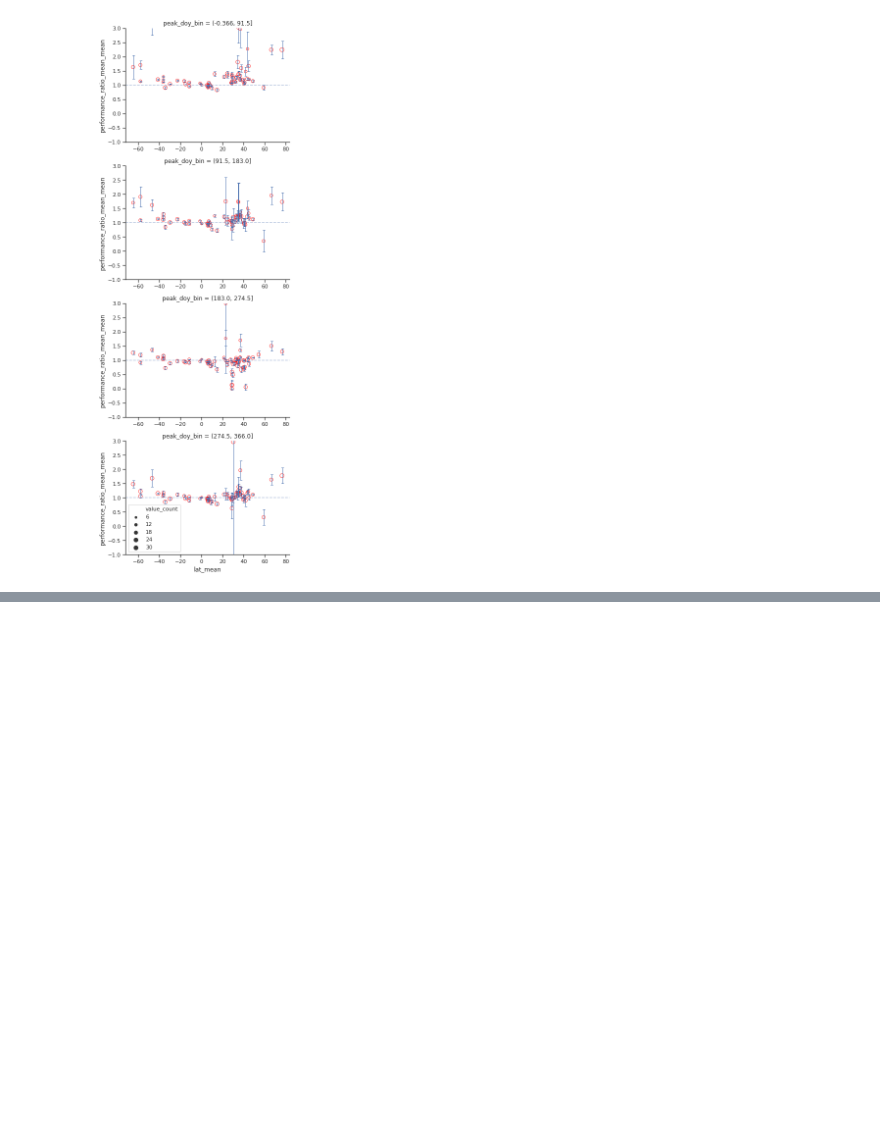
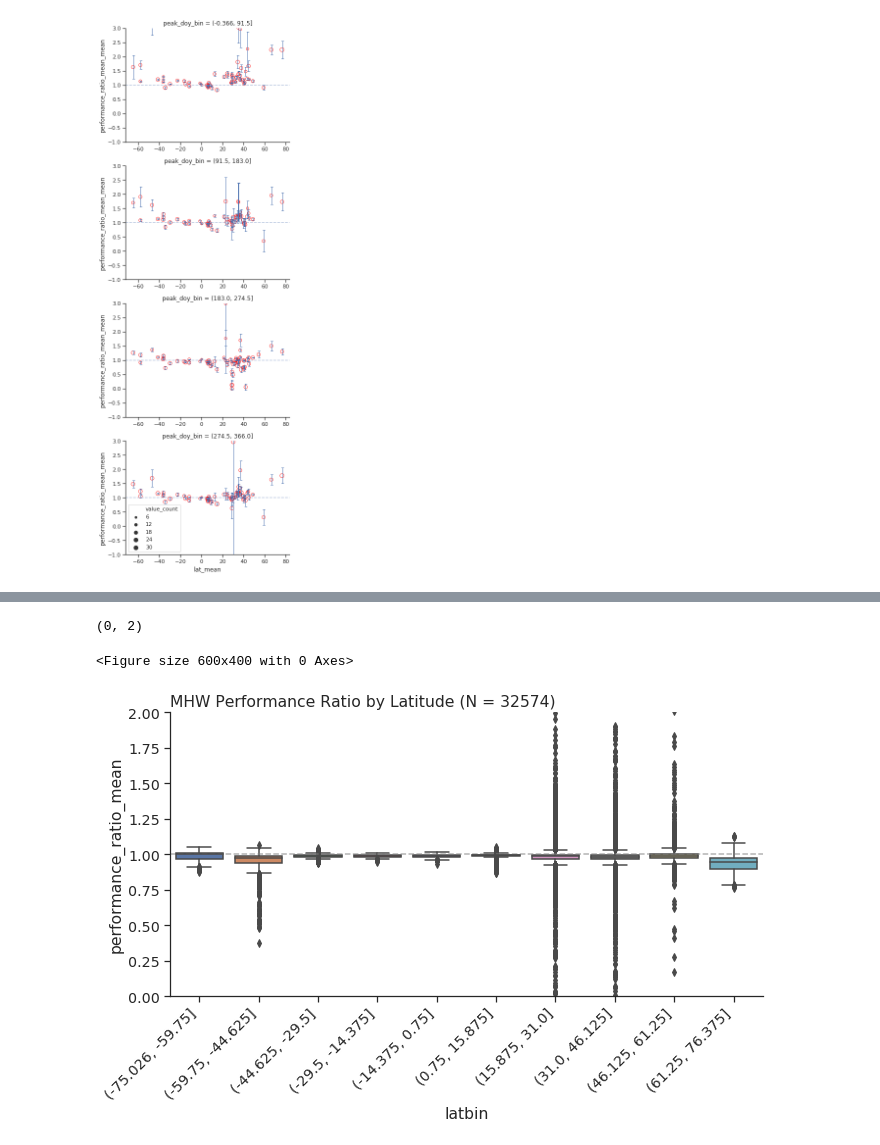
Before and after one commit to HuckleyLab/phyto-mhw, a Jupyter notebook: analysis/Individual_Isolate_performance.ipynb, the cells around one changed output, grey strips where cells are left out. Saved outputs shown, nothing was run; the diff lists cells and outputs as text; code cells hidden in the pictures; blank space fills up the shorter version.

```diff
--- a/analysis/Individual_Isolate_performance.ipynb
+++ b/analysis/Individual_Isolate_performance.ipynb
@@ -751,0 +817,2 @@ plt.legend()
+# %%
+nonmhw_example['doy'] = nonmhw_example.time.dt.dayofyear
@@ -751,0 +825,18 @@ plt.legend()
+# %%
+doy_perfdet = doy_perfdet.drop('isolate', axis=1).reset_index()
+# %%
+doy_perfdet['latbin'] = pd.cut(doy_perfdet['lat'], bins=10, )
+doy_perfdet['doy_bins'] = pd.cut(doy_perfdet['start_doy'], bins=4)
+# %%
+figure = plt.figure(dpi=100)
+sns.set(font_scale=1.3, style='ticks')
+fg = sns.catplot(kind='box', x = 'latbin', y = 'performance_ratio_mean', data=doy_perfdet, aspect=2,)#, jitter=0.2)
+plt.xticks(rotation=45, ha='right')
+plt.axhline(1.0, linestyle='--', alpha=0.6, color='gray')
+# plt.ylim([0, 2])
+plt.title(f"MHW Performance Ratio by Latitude (N = {len(doy_perfdet)})", loc='left')
+plt.ylim([-0, 2])
+# %% [output]
+(0, 2)
+<Figure size 600x400 with 0 Axes>
+[figure, added]
```
Also changed, not shown: parts of 44 cells of this notebook.
